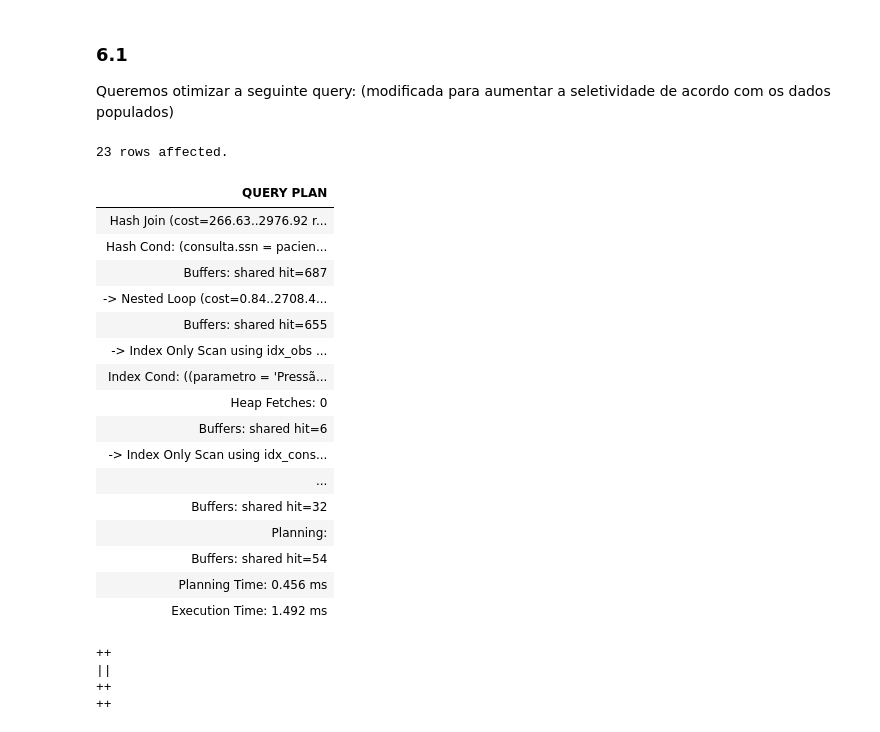
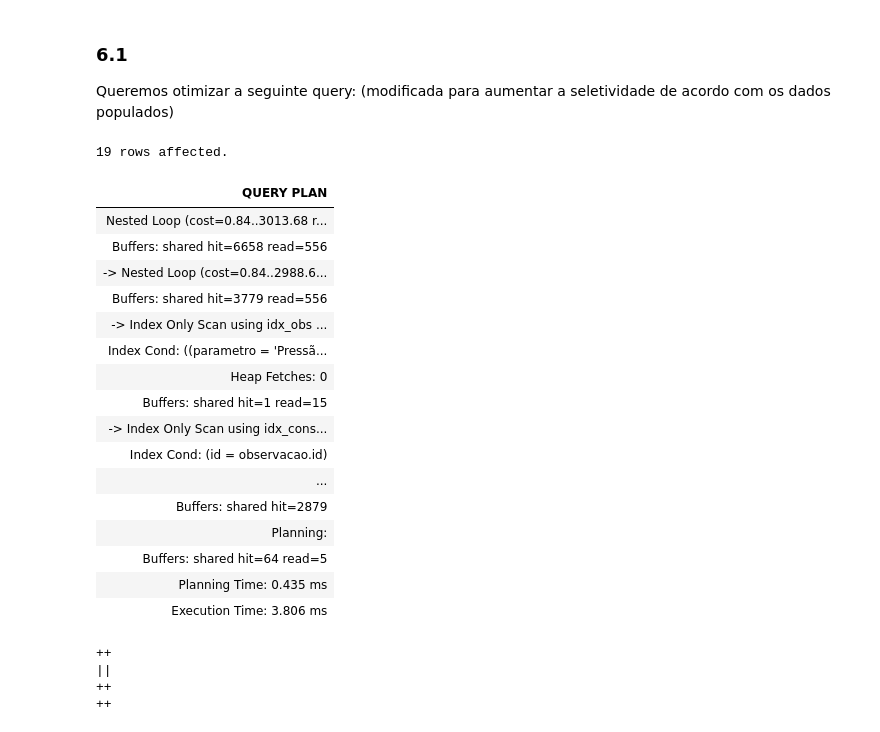
Before and after one commit to SrGesus/bd-projects-23, a Jupyter notebook: p02/data/E2-ProjetoBD.ipynb, the cells around one changed output. Saved outputs shown, nothing was run; the diff lists cells and outputs as text; code cells hidden in the pictures.

Commit message:
Fixing indexes

```diff
--- a/p02/data/E2-ProjetoBD.ipynb
+++ b/p02/data/E2-ProjetoBD.ipynb
@@ -501,46 +501,39 @@ Apresente as instruções SQL para criação de índices para melhorar os tempos
 Queremos otimizar a seguinte query: (modificada para aumentar a seletividade de acordo com os dados populados)
 # %%
 %%sql
--- O Postgres estava a subestimar a seletividade do filtro
--- >= do valor e a fazer más decisões devido a isso
--- (A começar com um seqscan na consulta em vez de filtar observacao);
--- Logo foi necessário desativar os sequencial scans
--- Para analizar as opções diferentes de índices
-SET enable_seqscan = FALSE;
-
 -- Atualizar as estatísticas para o query planner
 VACUUM ANALYZE;
 
 EXPLAIN (ANALYZE, BUFFERS)
 SELECT
   paciente.nome
 FROM
   paciente
   JOIN consulta USING (ssn)
   JOIN observacao USING (id)
 WHERE
-  -- ~0,03% de seletividade
+  -- ~1% de seletividade
   parametro = 'Pressão arterial diastólica'
-  AND valor >= 110;
+  AND valor >= 100;
 # %% [output]
-23 rows affected.
+19 rows affected.
 | QUERY PLAN |
-| Hash Join (cost=266.63..2976.92 r... |
-| Hash Cond: (consulta.ssn = pacien... |
-| Buffers: shared hit=687 |
-| -> Nested Loop (cost=0.84..2708.4... |
-| Buffers: shared hit=655 |
+| Nested Loop (cost=0.84..3013.68 r... |
+| Buffers: shared hit=6658 read=556 |
+| -> Nested Loop (cost=0.84..2988.6... |
+| Buffers: shared hit=3779 read=556 |
 | -> Index Only Scan using idx_obs ... |
 | Index Cond: ((parametro = 'Pressã... |
 | Heap Fetches: 0 |
-| Buffers: shared hit=6 |
+| Buffers: shared hit=1 read=15 |
 | -> Index Only Scan using idx_cons... |
+| Index Cond: (id = observacao.id) |
 | ... |
-| Buffers: shared hit=32 |
+| Buffers: shared hit=2879 |
 | Planning: |
-| Buffers: shared hit=54 |
-| Planning Time: 0.456 ms |
-| Execution Time: 1.492 ms |
+| Buffers: shared hit=64 read=5 |
+| Planning Time: 0.435 ms |
+| Execution Time: 3.806 ms |
 # %%
 %%sql
 DROP INDEX IF EXISTS idx_obs;
```
Also changed, not shown: parts of 4 cells of this notebook.
